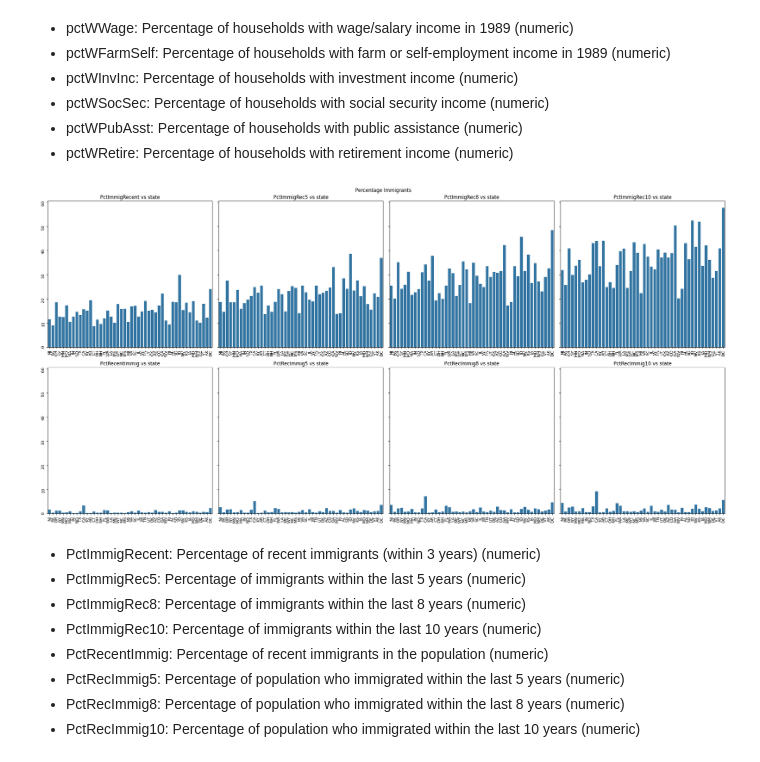
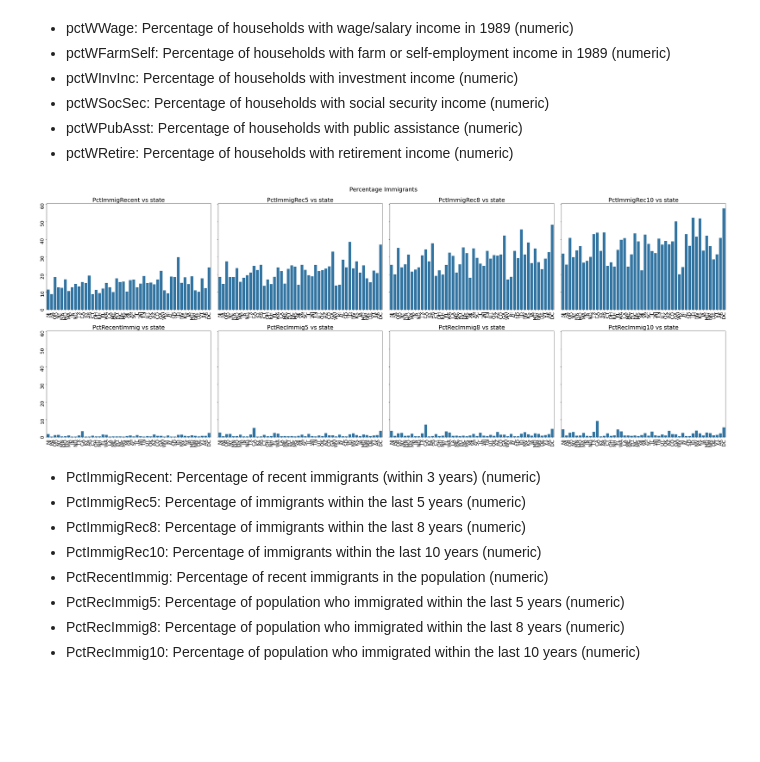
Before and after one commit to RJUNCC/crime_project, a Jupyter notebook: notebooks/communities_crime.ipynb, the cells around one changed output. Saved outputs shown, nothing was run; the diff lists cells and outputs as text; code cells hidden in the pictures; blank space fills up the shorter version.

```diff
--- a/notebooks/communities_crime.ipynb
+++ b/notebooks/communities_crime.ipynb
@@ -206,6 +206,8 @@ def multiple_barplots(dataframe:pd.DataFrame, x:str|list, y:str|list[str],  titl
     fig.suptitle(title)
     plt.tight_layout()
     fig.show()
+# %%
+plt.rcParams.update({'font.size': 18})
 # %%
 multiple_barplots(
     dataframe=crime_df,
@@ -260,6 +256,8 @@ multiple_barplots(
 * PctEmploy: Percentage of employed individuals (numeric)
 * PctEmplManu: Percentage of people employed in manufacturing (numeric)
 * PctEmplProfServ: Percentage of people employed in professional services (numeric)
+# %%
+plt.rcParams.update({'font.size': 30})
 # %%
 multiple_barplots(
     dataframe=crime_df,
@@ -283,16 +281,16 @@ multiple_barplots(
 # %%
 multiple_barplots(
     dataframe=crime_df,
     x="state",
     y=["PctImmigRecent", "PctImmigRec5", "PctImmigRec8", "PctImmigRec10", "PctRecentImmig", "PctRecImmig5", "PctRecImmig8", "PctRecImmig10"],
     title="Percentage Immigrants",
     n_rows=2, n_cols=4,
-    figsize=(24, 12),
+    figsize=(36, 14),
     xtick_rotation=90,
     sharex=False,
     )
 # %% [output]
-[figure, old version]
+[figure, new version]
 # %% [markdown]
 * PctImmigRecent: Percentage of recent immigrants (within 3 years) (numeric)
 * PctImmigRec5: Percentage of immigrants within the last 5 years (numeric)
```
Also changed, not shown: parts of 32 cells of this notebook, 2 other files.
